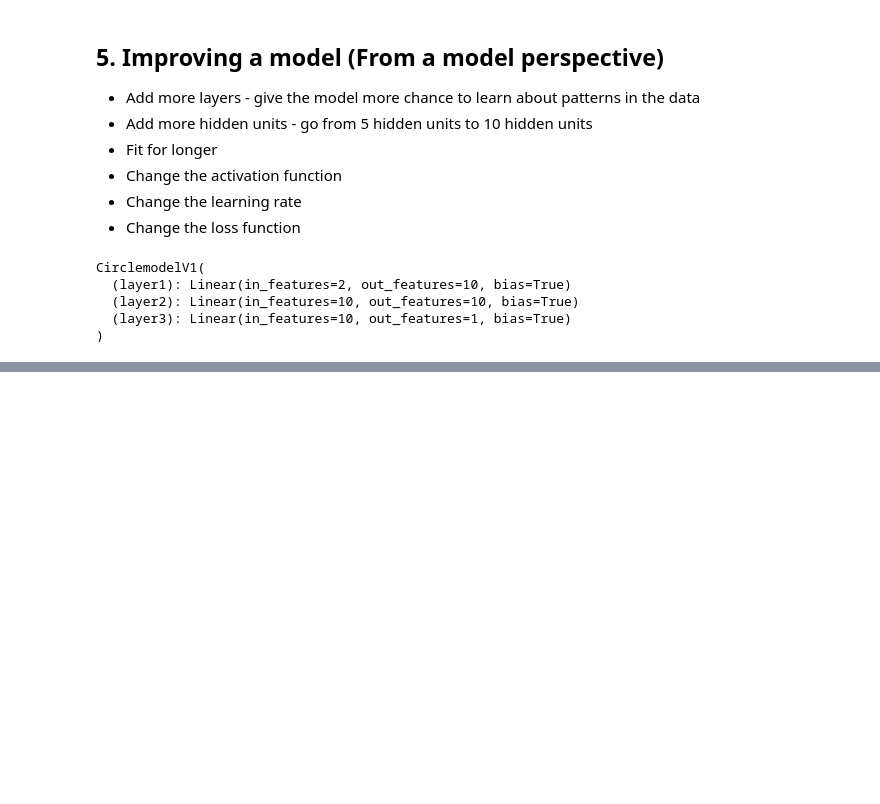
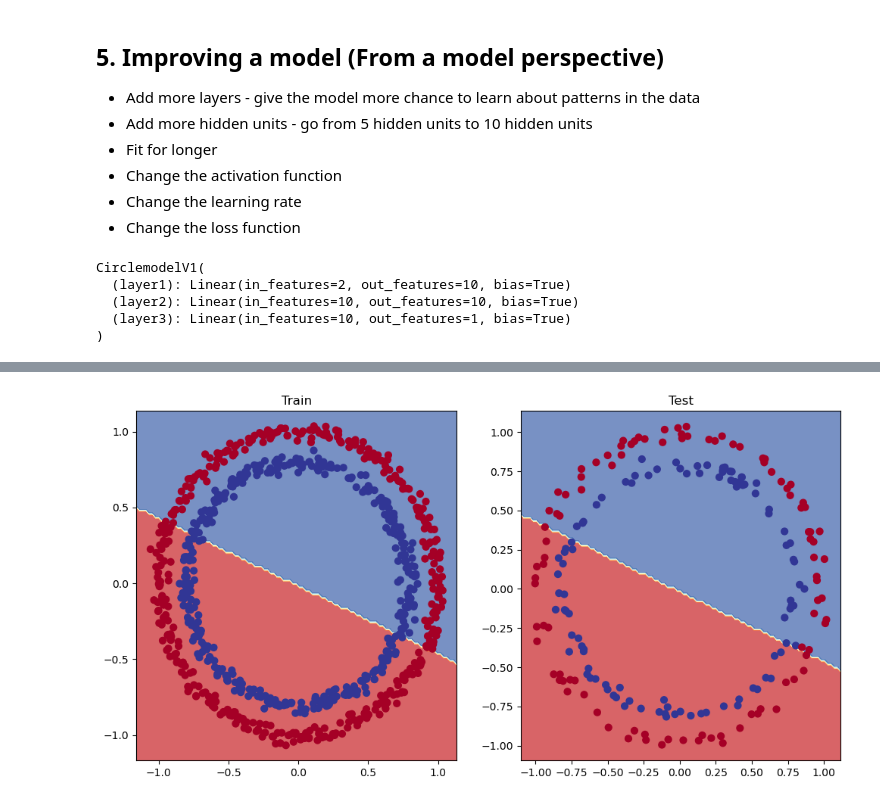
Before and after one commit to yokeswarans/pytorch-mastery-zero-to-hero, a Jupyter notebook: 02_Pytorch_classification.ipynb, the cells around one changed output, grey strips where cells are left out. Cells and saved outputs as stored; diff of their text form; code cells hidden in the pictures; blank space fills up the shorter version.

Commit message:
model_1 training

```diff
--- a/02_Pytorch_classification.ipynb
+++ b/02_Pytorch_classification.ipynb
@@ -517,0 +538,8 @@ CirclemodelV1(
+# %%
+# Create the loss function
+loss_fn = nn.BCEWithLogitsLoss()
+
+# create the optimizer
+optimizer = torch.optim.SGD(
+                            params=model_1.parameters(),
+                            lr=0.1)
@@ -517,0 +602,14 @@ CirclemodelV1(
+# %%
+# plot the decision boundary
+
+from helper_functions import plot_predictions, plot_decision_boundary
+# Plot decision boundaries for training and test sets
+plt.figure(figsize=(12, 6))
+plt.subplot(1, 2, 1)
+plt.title("Train")
+plot_decision_boundary(model_1, X_train, y_train)
+plt.subplot(1, 2, 2)
+plt.title("Test")
+plot_decision_boundary(model_1, X_test, y_test)
+# %% [output]
+[figure, added]
```
Also changed, not shown: parts of 2 cells of this notebook.
